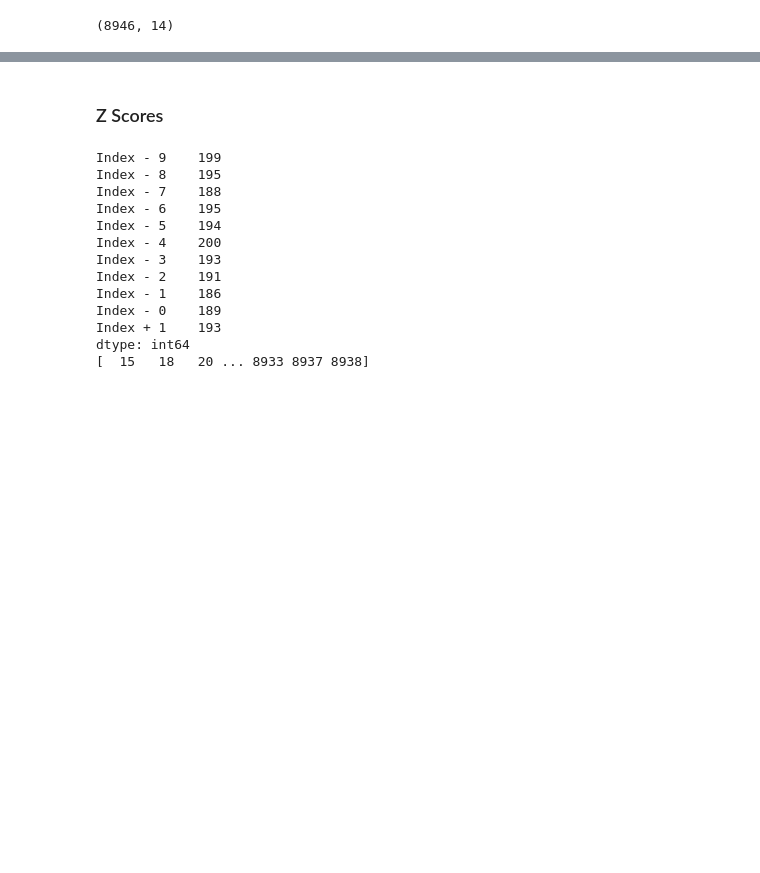
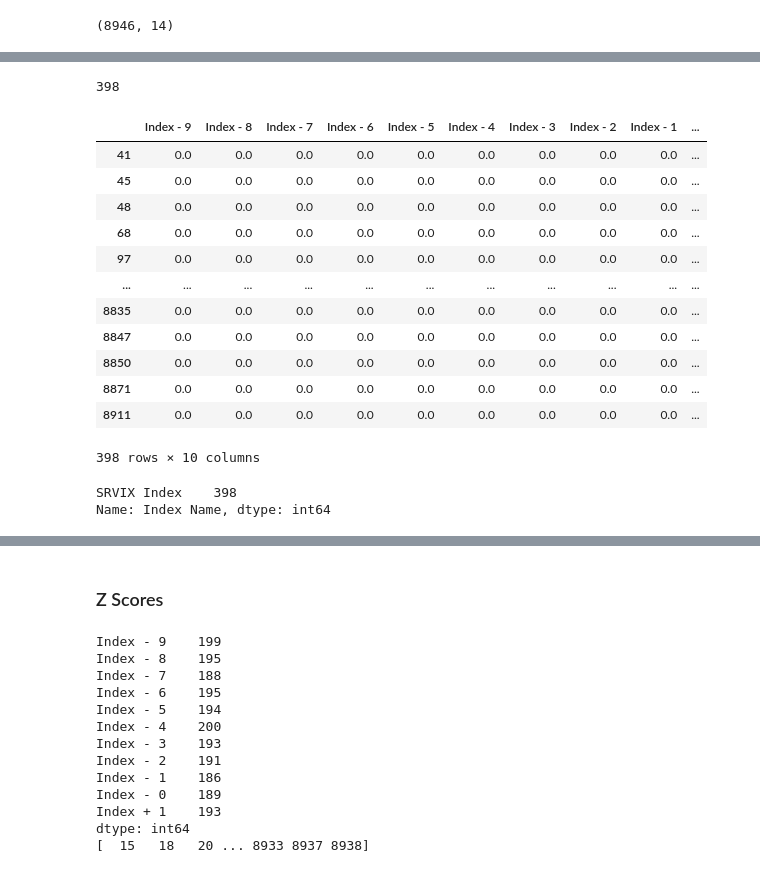
Before and after one commit to JstLearning/nlp-challenge-x-natixis, a Jupyter notebook: preprocessing/outliers_detection.ipynb, the cells around one changed output, grey strips where cells are left out. Drawn from its saved outputs; the diff is of its cells as text; code cells hidden in the pictures; blank space fills up the shorter version.

```diff
--- a/preprocessing/outliers_detection.ipynb
+++ b/preprocessing/outliers_detection.ipynb
@@ -40,3 +59,14 @@ train_data.head()
+# %%
+indices_time = ['Index - 9',
+ 'Index - 8',
+ 'Index - 7',
+ 'Index - 6',
+ 'Index - 5',
+ 'Index - 4',
+ 'Index - 3',
+ 'Index - 2',
+ 'Index - 1',
+ 'Index - 0']
 # %%
 train_data.shape
 # %% [output]
@@ -61,0 +88,26 @@ dtype: int64
+# %%
+mask = (np.abs(train_data[indices_time]) < 1e-5).all(axis=1)
+mask.sum()
+# %% [output]
+398
+# %%
+train_data[indices_time][mask]
+# %% [output]
+|  | Index - 9 | Index - 8 | Index - 7 | Index - 6 | Index - 5 | Index - 4 | Index - 3 | Index - 2 | Index - 1 | ... |
+| 41 | 0.0 | 0.0 | 0.0 | 0.0 | 0.0 | 0.0 | 0.0 | 0.0 | 0.0 | ... |
+| 45 | 0.0 | 0.0 | 0.0 | 0.0 | 0.0 | 0.0 | 0.0 | 0.0 | 0.0 | ... |
+| 48 | 0.0 | 0.0 | 0.0 | 0.0 | 0.0 | 0.0 | 0.0 | 0.0 | 0.0 | ... |
+| 68 | 0.0 | 0.0 | 0.0 | 0.0 | 0.0 | 0.0 | 0.0 | 0.0 | 0.0 | ... |
+| 97 | 0.0 | 0.0 | 0.0 | 0.0 | 0.0 | 0.0 | 0.0 | 0.0 | 0.0 | ... |
+| ... | ... | ... | ... | ... | ... | ... | ... | ... | ... | ... |
+| 8835 | 0.0 | 0.0 | 0.0 | 0.0 | 0.0 | 0.0 | 0.0 | 0.0 | 0.0 | ... |
+| 8847 | 0.0 | 0.0 | 0.0 | 0.0 | 0.0 | 0.0 | 0.0 | 0.0 | 0.0 | ... |
+| 8850 | 0.0 | 0.0 | 0.0 | 0.0 | 0.0 | 0.0 | 0.0 | 0.0 | 0.0 | ... |
+| 8871 | 0.0 | 0.0 | 0.0 | 0.0 | 0.0 | 0.0 | 0.0 | 0.0 | 0.0 | ... |
+| 8911 | 0.0 | 0.0 | 0.0 | 0.0 | 0.0 | 0.0 | 0.0 | 0.0 | 0.0 | ... |
+398 rows × 10 columns
+# %%
+train_data["Index Name"][mask].value_counts()
+# %% [output]
+SRVIX Index    398
+Name: Index Name, dtype: int64
```
Also changed, not shown: parts of 5 cells of this notebook.
